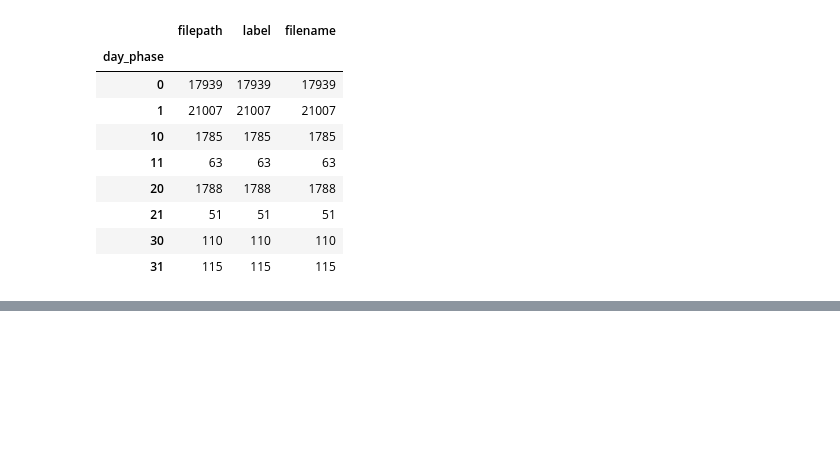
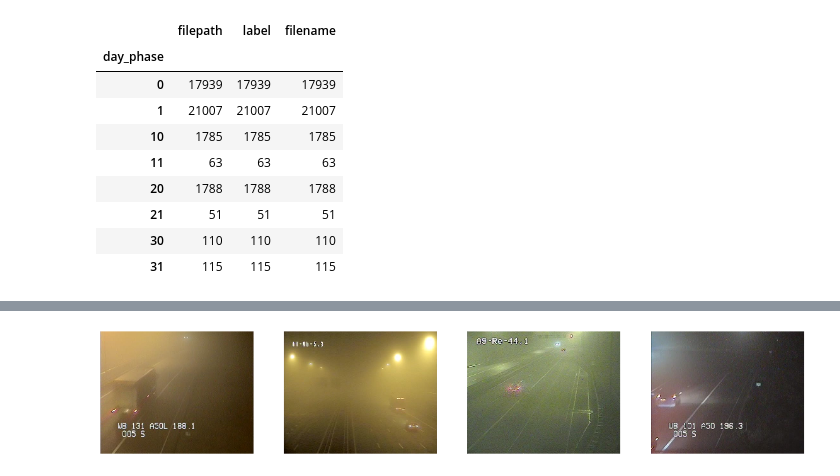
Before and after one commit to thomastenheuvel/Thesis-KNMI-FoggyGAN, a Jupyter notebook: notebooks/EDA.ipynb, the cells around one changed output, grey strips where cells are left out. Cells and saved outputs as stored; diff of their text form; code cells hidden in the pictures; blank space fills up the shorter version.

```diff
--- a/notebooks/EDA.ipynb
+++ b/notebooks/EDA.ipynb
@@ -100,0 +126,20 @@ plt.imshow(img)
+# %%
+from matplotlib import pyplot as plt
+
+filenames = df[(df.label == 'Fog') & (df.day_phase == 0)].sample(4, random_state=15).filename.values
+
+rows = 1
+cols = 4
+axes=[]
+
+fig = plt.figure(figsize=(20,5))
+
+for i in range(rows*cols):
+    path = os.path.join(img_folder, filenames[i])
+    img = plt.imread(path)
+    axes.append(fig.add_subplot(rows, cols, i+1))
+    plt.axis('off')
+    plt.imshow(img)
+    plt.savefig('reports/4foggy_samples.jpg')
+# %% [output]
+[figure, added]
```
Also changed, not shown: parts of 9 cells of this notebook, 10 other files.
